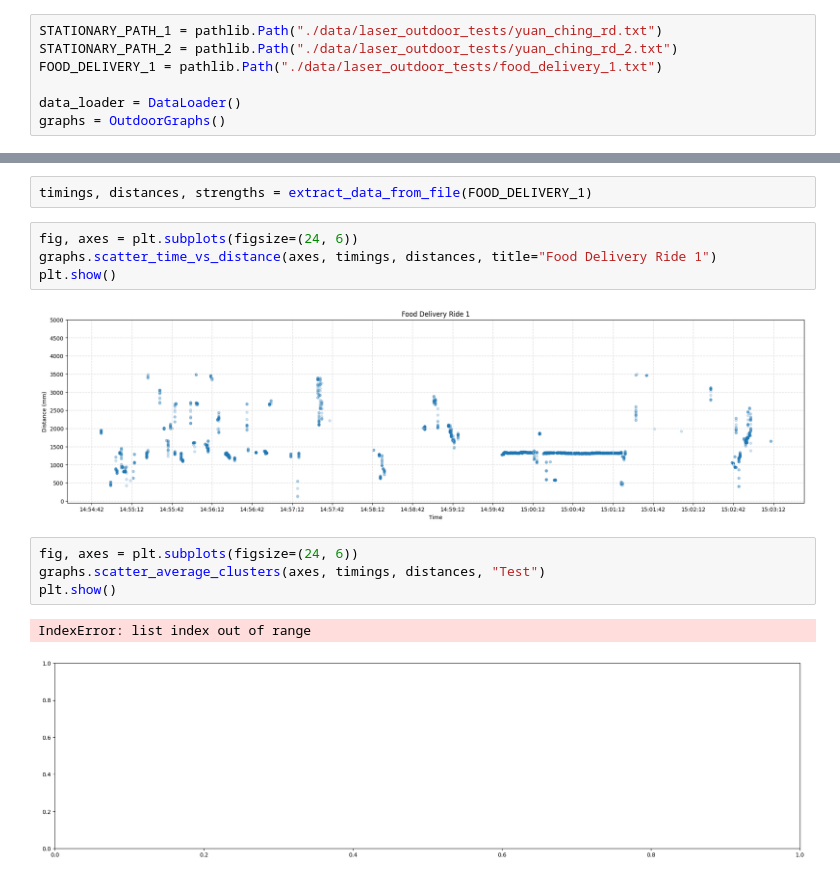
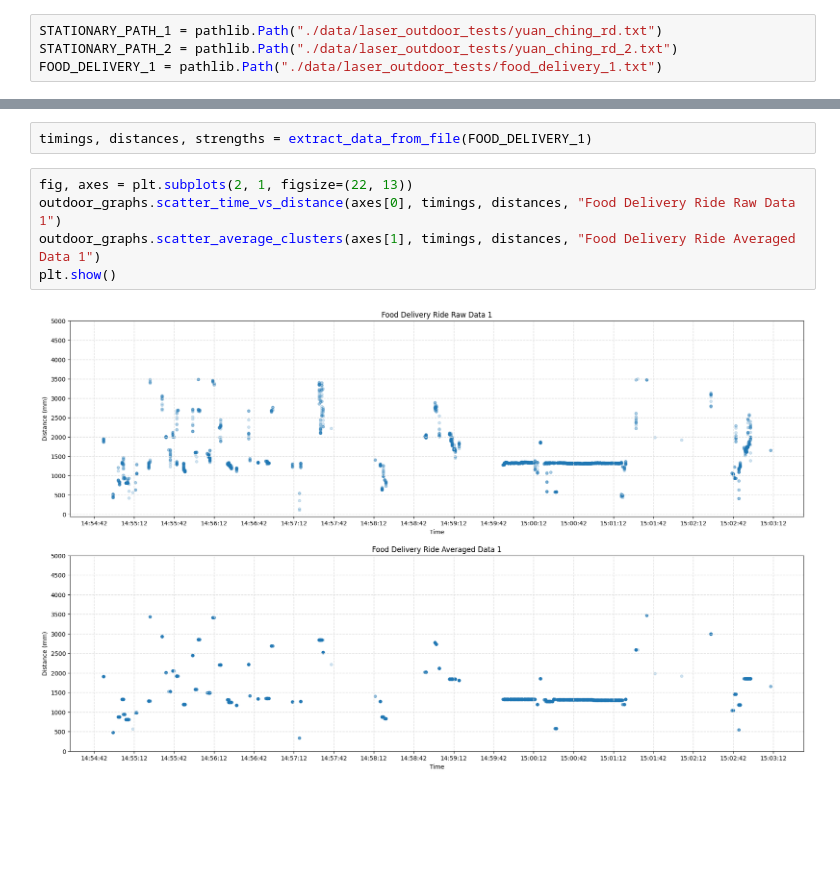
Before and after one commit to wuihee/cycling-safety-analysis, a Jupyter notebook: data_analysis/Laser_Outdoor_Tests.ipynb, the cells around one changed output, grey strips where cells are left out. Drawn from its saved outputs; the diff is of its cells as text; blank space fills up the shorter version.

```diff
--- a/data_analysis/Laser_Outdoor_Tests.ipynb
+++ b/data_analysis/Laser_Outdoor_Tests.ipynb
@@ -37,9 +37,6 @@ In the first test, the sensor was mounted on a stationary bike along Yuan Ching
 STATIONARY_PATH_1 = pathlib.Path("./data/laser_outdoor_tests/yuan_ching_rd.txt")
 STATIONARY_PATH_2 = pathlib.Path("./data/laser_outdoor_tests/yuan_ching_rd_2.txt")
 FOOD_DELIVERY_1 = pathlib.Path("./data/laser_outdoor_tests/food_delivery_1.txt")
-
-data_loader = DataLoader()
-graphs = OutdoorGraphs()
 # %%
 def extract_data_from_file(file_path: pathlib.Path) -> tuple[list]:
     """
@@ -95,15 +87,9 @@ plt.show()
 # %%
 timings, distances, strengths = extract_data_from_file(FOOD_DELIVERY_1)
 # %%
-fig, axes = plt.subplots(figsize=(24, 6))
-graphs.scatter_time_vs_distance(axes, timings, distances, title="Food Delivery Ride 1")
+fig, axes = plt.subplots(2, 1, figsize=(22, 13))
+outdoor_graphs.scatter_time_vs_distance(axes[0], timings, distances, "Food Delivery Ride Raw Data 1")
+outdoor_graphs.scatter_average_clusters(axes[1], timings, distances, "Food Delivery Ride Averaged Data 1")
 plt.show()
 # %% [output]
-[figure, old version]
+[figure, new version]
-# %%
-fig, axes = plt.subplots(figsize=(24, 6))
-graphs.scatter_average_clusters(axes, timings, distances, "Test")
-plt.show()
-# %% [output]
-IndexError: list index out of range
-[figure, removed]
```
Also changed, not shown: parts of 4 cells of this notebook, 7 other files.
